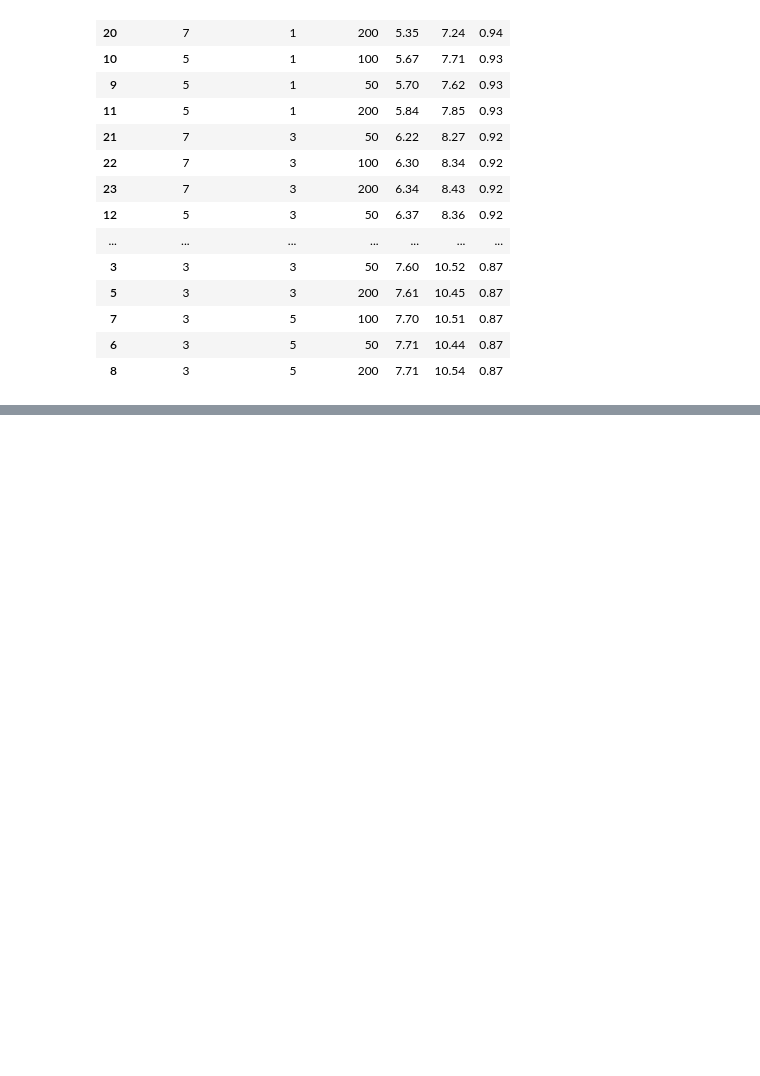
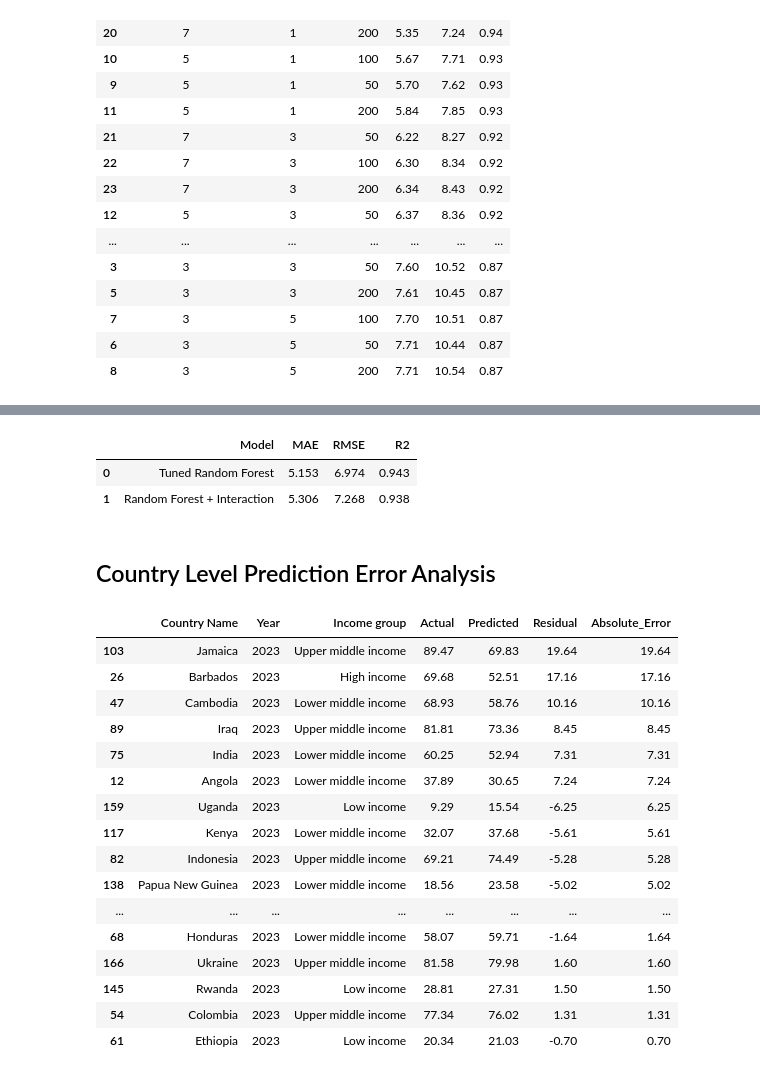
Before and after one commit to ajbunny/AI-Readiness-Governance-Capstone, a Jupyter notebook: notebooks/06_modeling_data_preparation.ipynb, the cells around one changed output, grey strips where cells are left out. Drawn from its saved outputs; the diff is of its cells as text; code cells hidden in the pictures; blank space fills up the shorter version.

Commit message:
Created a new feature and compared the models performances on that new feature

```diff
--- a/notebooks/06_modeling_data_preparation.ipynb
+++ b/notebooks/06_modeling_data_preparation.ipynb
@@ -689,0 +832,78 @@ display(rf_tuning_results_df.sort_values("MAE").round(2))
+# %%
+# Retrieve exact metrics for our best tuned Random Forest
+best_rf_row = rf_tuning_results_df.loc[
+    rf_tuning_results_df["MAE"].idxmin()
+]
+
+rf_fe_comparison = pd.DataFrame({
+    "Model": [
+        "Tuned Random Forest",
+        "Random Forest + Interaction"
+    ],
+    "MAE": [best_rf_row["MAE"], rf_fe_mae],
+    "RMSE": [best_rf_row["RMSE"], rf_fe_rmse],
+    "R2": [best_rf_row["R2"], rf_fe_r2]
+})
+
+display(rf_fe_comparison.round(3))
+# %% [output]
+|  | Model | MAE | RMSE | R2 |
+| 0 | Tuned Random Forest | 5.153 | 6.974 | 0.943 |
+| 1 | Random Forest + Interaction | 5.306 | 7.268 | 0.938 |
+# %% [markdown]
+## Country Level Prediction Error Analysis
+# %%
+# Refit the leading Random Forest Configuration
+
+best_rf_pipeline = Pipeline([
+    ("imputer", SimpleImputer(strategy="median")),
+    ("model", RandomForestRegressor(
+        n_estimators=50,
+        max_depth=7,
+        min_samples_leaf=1,
+        random_state=42
+    ))
+])
+
+best_rf_pipeline.fit(x_train, y_train)
+
+# Generate predictions for 2023
+best_rf_predictions = best_rf_pipeline.predict(x_val)
+
+# Create a country-level diagnostics table
+country_errors = val_df[
+    ["Country Name", "Year", "Income group"]
+].copy()
+
+country_errors["Actual"] = y_val
+country_errors["Predicted"] = best_rf_predictions
+
+country_errors['Residual'] = (
+    country_errors["Actual"] - country_errors['Predicted']
+)
+
+country_errors['Absolute_Error'] = country_errors['Residual'].abs()
+
+display(
+    country_errors.sort_values(
+        "Absolute_Error", ascending=False
+    ).round(2)
+)
+# %% [output]
+|  | Country Name | Year | Income group | Actual | Predicted | Residual | Absolute_Error |
+| 103 | Jamaica | 2023 | Upper middle income | 89.47 | 69.83 | 19.64 | 19.64 |
+| 26 | Barbados | 2023 | High income | 69.68 | 52.51 | 17.16 | 17.16 |
+| 47 | Cambodia | 2023 | Lower middle income | 68.93 | 58.76 | 10.16 | 10.16 |
+| 89 | Iraq | 2023 | Upper middle income | 81.81 | 73.36 | 8.45 | 8.45 |
+| 75 | India | 2023 | Lower middle income | 60.25 | 52.94 | 7.31 | 7.31 |
+| 12 | Angola | 2023 | Lower middle income | 37.89 | 30.65 | 7.24 | 7.24 |
+| 159 | Uganda | 2023 | Low income | 9.29 | 15.54 | -6.25 | 6.25 |
+| 117 | Kenya | 2023 | Lower middle income | 32.07 | 37.68 | -5.61 | 5.61 |
+| 82 | Indonesia | 2023 | Upper middle income | 69.21 | 74.49 | -5.28 | 5.28 |
+| 138 | Papua New Guinea | 2023 | Lower middle income | 18.56 | 23.58 | -5.02 | 5.02 |
+| ... | ... | ... | ... | ... | ... | ... | ... |
+| 68 | Honduras | 2023 | Lower middle income | 58.07 | 59.71 | -1.64 | 1.64 |
+| 166 | Ukraine | 2023 | Upper middle income | 81.58 | 79.98 | 1.60 | 1.60 |
+| 145 | Rwanda | 2023 | Low income | 28.81 | 27.31 | 1.50 | 1.50 |
+| 54 | Colombia | 2023 | Upper middle income | 77.34 | 76.02 | 1.31 | 1.31 |
+| 61 | Ethiopia | 2023 | Low income | 20.34 | 21.03 | -0.70 | 0.70 |
```
Also changed, not shown: parts of 20 cells of this notebook.
